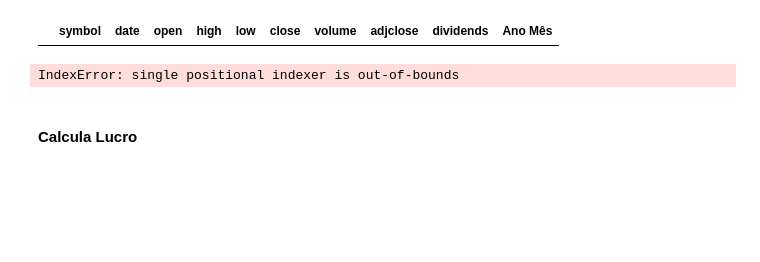
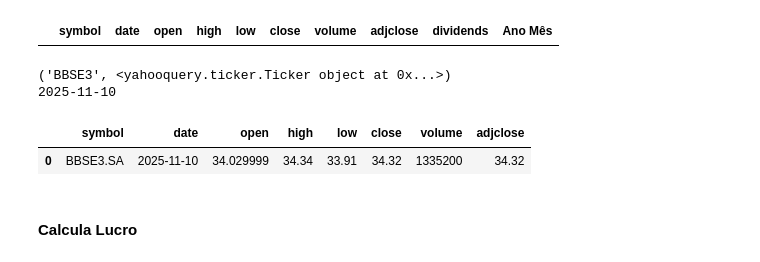
Before and after one commit to LuisHenrique7/Analise-Financeira, a Jupyter notebook: Modelagem da Carteira de Ativos.ipynb, the cells around one changed output. Drawn from its saved outputs; the diff is of its cells as text; code cells hidden in the pictures; blank space fills up the shorter version.

```diff
--- a/Modelagem da Carteira de Ativos.ipynb
+++ b/Modelagem da Carteira de Ativos.ipynb
@@ -547,9 +555,21 @@ df_precos_historicos.loc[df_precos_historicos["Ano Mês"] == "2025_09"]#.iloc[-1
 # %% [output]
 |  | symbol | date | open | high | low | close | volume | adjclose | dividends | Ano Mês |
 # %%
-df_precos_historicos.loc[(df_precos_historicos["symbol"] == "PETR4") & (df_precos_historicos["Ano Mês"] == "2024_04")].iloc[-1, :]["close"]
+# df_precos_historicos.loc[(df_precos_historicos["symbol"] == "PETR4") & (df_precos_historicos["Ano Mês"] == "2024_04")].iloc[-1, :]["close"]
+a = lista_tickers[0]
+print(a)
+print(datetime.now().strftime("%Y-%m-%d"))
+teste = a[1].history(period='7d',interval='1d').iloc[[-1], :]
+teste.reset_index(inplace=True)
+teste.iloc[0, 1] = teste.iloc[0, 1].date()
+teste
+# print(teste['date'][0])
+# a[1].history(end=datetime.now().strftime("%Y-%m-%d"))
 # %% [output]
-IndexError: single positional indexer is out-of-bounds
+('BBSE3', <yahooquery.ticker.Ticker object at 0x...>)
+2025-11-10
+|  | symbol | date | open | high | low | close | volume | adjclose |
+| 0 | BBSE3.SA | 2025-11-10 | 34.029999 | 34.34 | 33.91 | 34.32 | 1335200 | 34.32 |
 # %% [markdown]
 #### Calcula Lucro
 # %%
```
Also changed, not shown: parts of 7 cells of this notebook, 1 other file.
